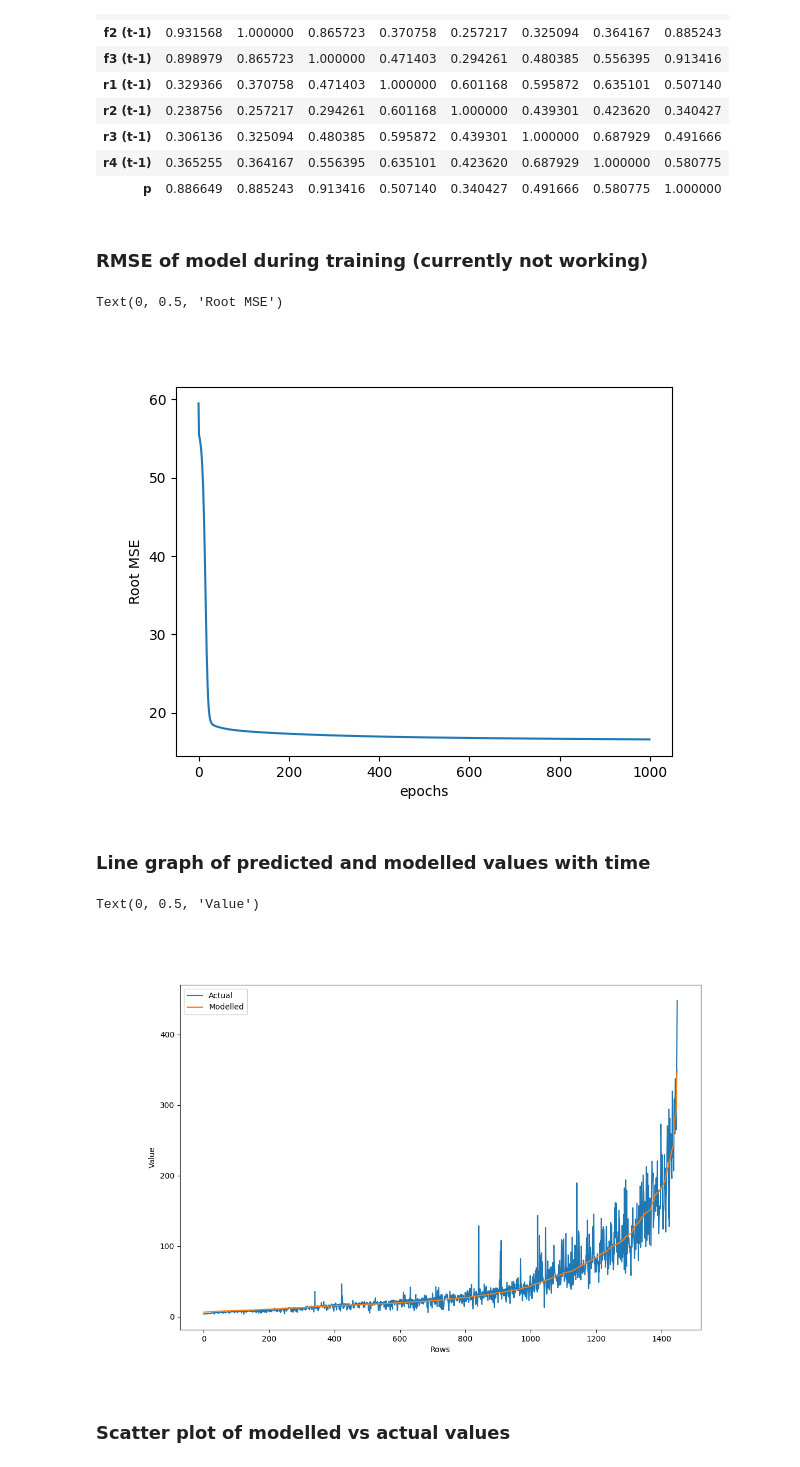
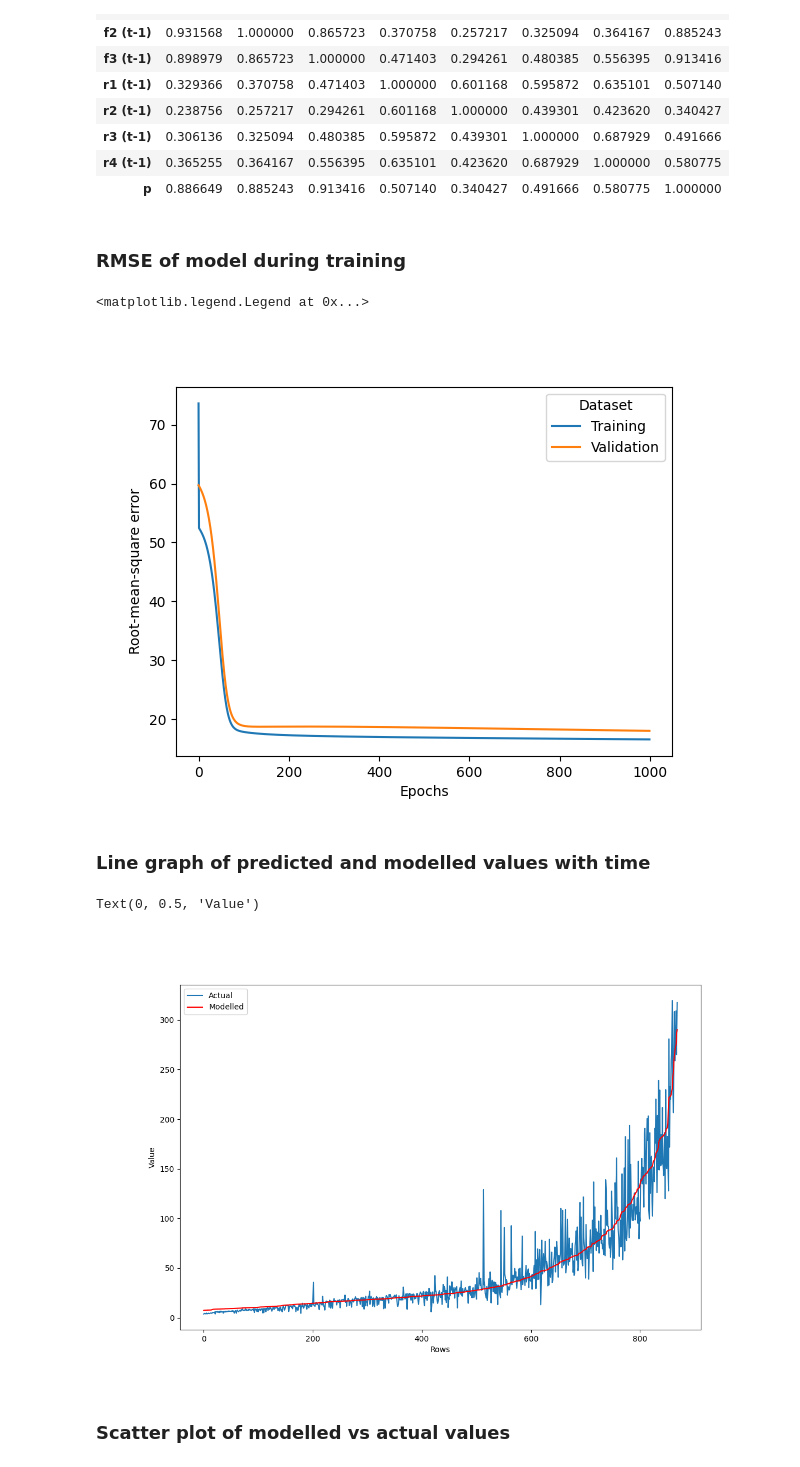
Before and after one commit to usetoconfuse/ai-flow-predictor, a Jupyter notebook: visualisation.ipynb, the cells around one changed output. Cells and saved outputs as stored; diff of their text form; code cells hidden in the pictures.

Commit message:
Training against validation data

```diff
--- a/visualisation.ipynb
+++ b/visualisation.ipynb
@@ -15,20 +14,21 @@ plt.close("all")
 ## Load a dataset and model
 # %%
 # Name of dataset and model to load
-dataset_name = "test"
-model_name = "test"
+dataset_name = "baseline"
+model_name = "baseline_1000epochs"
 
 vis_df = dp.read_processed_csv(dataset_name)
-network, rmse_timeline = dp.read_model_json(model_name)
+network, trn_rmse_timeline, val_rmse_timeline = dp.read_model_json(model_name)
 
 # Calculate the actual vs predicted values for the trained model
-outcome_df = vis_df.loc[["trn", "val", "test"]]
+outcome_df = vis_df.loc[["trn"]]
 outcome_df = pd.DataFrame(data=trn.predict(network, outcome_df),
                          index=outcome_df.index)
 predictand_std_data = vis_df.loc["meta_std"].iloc[:, -1]
 outcome_df = dp.destd_predictands_range(outcome_df, predictand_std_data).iloc[:, 0]
 
 vis_df = dp.destd_range(vis_df)
-real_vals = vis_df.droplevel(level=0, axis=1)["p"]
+real_vals = vis_df.loc[["trn"]]
+real_vals = real_vals.droplevel(level=0, axis=1)["p"]
 outcome_df = pd.concat([real_vals, outcome_df], axis=1, keys=["Actual", "Modelled"])
 # %% [output]
@@ -214,32 +214,31 @@ heatmap_df.style.background_gradient(cmap='Blues')
 | r4 (t-1) | 0.365255 | 0.364167 | 0.556395 | 0.635101 | 0.423620 | 0.687929 | 1.000000 | 0.580775 |
 | p | 0.886649 | 0.885243 | 0.913416 | 0.507140 | 0.340427 | 0.491666 | 0.580775 | 1.000000 |
 # %% [markdown]
-### RMSE of model during training (currently not working)
+### RMSE of model during training
 # %%
 plt.close("all")
 
-rmse_fig, rmse_ax_graph = plt.subplots()
-
-rmse_ax_graph.plot(rmse_timeline)
-
-plt.xlabel("epochs")
-plt.ylabel("Root MSE")
+plt.plot(trn_rmse_timeline, label="Training")
+plt.plot(val_rmse_timeline, label="Validation", color="tab:orange")
+plt.xlabel("Epochs")
+plt.ylabel("Root-mean-square error")
+plt.legend(title="Dataset")
 # %% [output]
-Text(0, 0.5, 'Root MSE')
+<matplotlib.legend.Legend at 0x...>
-[figure, old version]
+[figure, new version]
 # %% [markdown]
 ### Line graph of predicted and modelled values with time
 # %%
 plt.close("all")
 
 graph_df = outcome_df.sort_values(by=["Modelled"])
 graph_df = graph_df.reset_index()
-graph_df.plot(figsize=(12, 8))
+graph_df.plot(figsize=(12, 8), color=["tab:blue", "red"])
 plt.xlabel("Rows")
 plt.ylabel("Value")
 # %% [output]
 Text(0, 0.5, 'Value')
-[figure, old version]
+[figure, new version]
 # %% [markdown]
 ### Scatter plot of modelled vs actual values
 # %%
```
Also changed, not shown: parts of 3 cells of this notebook, 7 other files.
